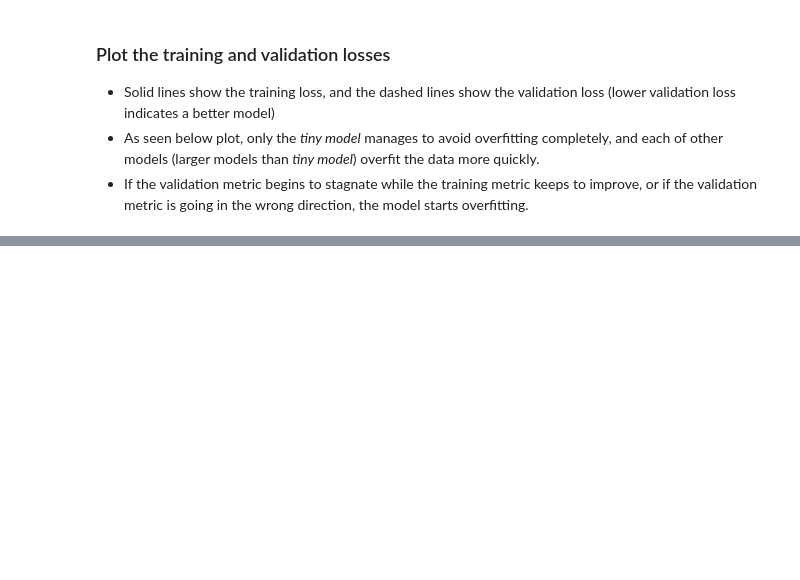
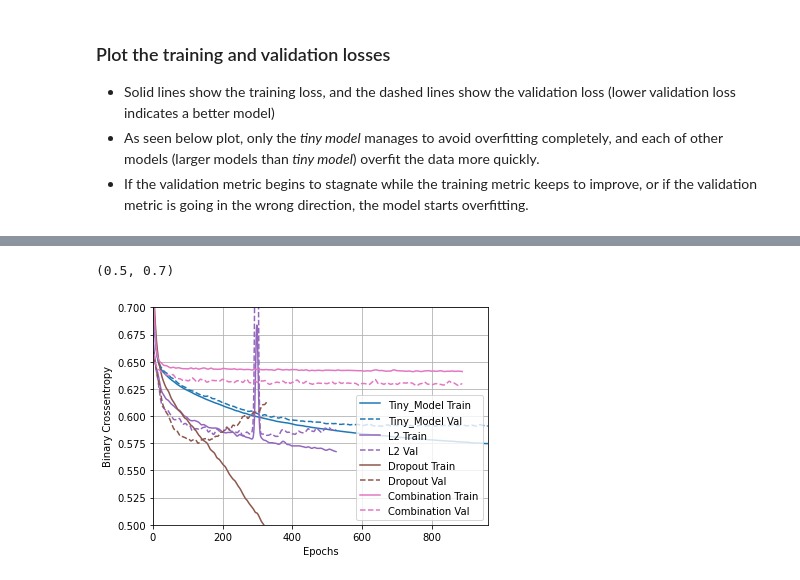
Before and after one commit to jhhan0/machine-learning, a Jupyter notebook: Tensorflow_Tutorials/tensorflow_keras_overfit_and_underfit.ipynb, the cells around one changed output, grey strips where cells are left out. Cells and saved outputs as stored; diff of their text form; code cells hidden in the pictures; blank space fills up the shorter version.

```diff
--- a/Tensorflow_Tutorials/tensorflow_keras_overfit_and_underfit.ipynb
+++ b/Tensorflow_Tutorials/tensorflow_keras_overfit_and_underfit.ipynb
@@ -243,0 +342,19 @@ plt.show()
+# %%
+combination = tf.keras.Sequential([
+    tf.keras.layers.Dense(512, activation='elu',
+                          kernel_regularizer=tf.keras.regularizers.l2(0.001),
+                          input_shape=(FEATURES,)),
+    tf.keras.layers.Dropout(0.5),
+    tf.keras.layers.Dense(512, activation='elu',
+                          kernel_regularizer=tf.keras.regularizers.l2(0.001)),
+    tf.keras.layers.Dropout(0.5),
+    tf.keras.layers.Dense(512, activation='elu',
+                          kernel_regularizer=tf.keras.regularizers.l2(0.001)),
+    tf.keras.layers.Dropout(0.5),
+    tf.keras.layers.Dense(512, activation='elu',
+                          kernel_regularizer=tf.keras.regularizers.l2(0.001)),
+    tf.keras.layers.Dropout(0.5),
+    tf.keras.layers.Dense(1),
+])
+
+regularizer_histories['combination'] = compile_and_fit(combination)
@@ -243,0 +379,6 @@ plt.show()
+# %%
+plotter.plot(regularizer_histories)
+plt.ylim([0.5, 0.7])
+# %% [output]
+(0.5, 0.7)
+[figure, added]
```
Also changed, not shown: parts of 19 cells of this notebook.
